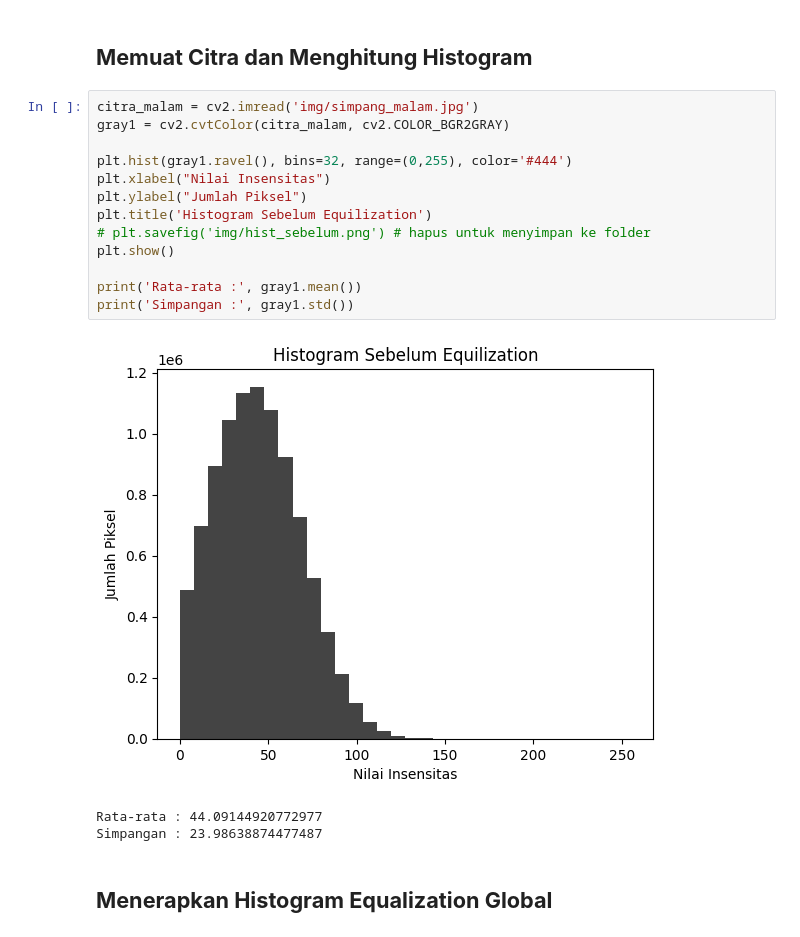
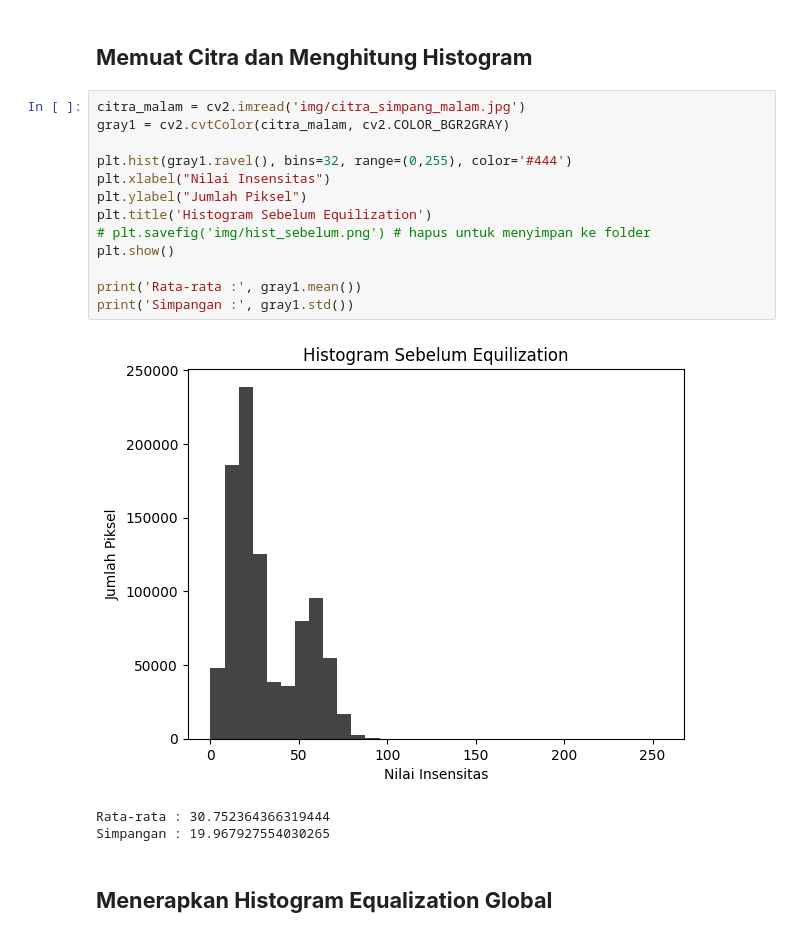
Before and after one commit to TurnNull/cv-kota_cerdas, a Jupyter notebook: main.ipynb, the cells around one changed output. Saved outputs shown, nothing was run; the diff lists cells and outputs as text.

Commit message:
perbaikan citra simpang biner dan clahe

```diff
--- a/main.ipynb
+++ b/main.ipynb
@@ -92,22 +94,22 @@ img_otsu_sp = tambah_derau_garam_merica(otsu)
 # %% [markdown]
 ## **Memuat Citra dan Menghitung Histogram**
 # %%
-citra_malam = cv2.imread('img/simpang_malam.jpg')
+citra_malam = cv2.imread('img/citra_simpang_malam.jpg')
 gray1 = cv2.cvtColor(citra_malam, cv2.COLOR_BGR2GRAY)
 
 plt.hist(gray1.ravel(), bins=32, range=(0,255), color='#444')
 plt.xlabel("Nilai Insensitas")
 plt.ylabel("Jumlah Piksel")
 plt.title('Histogram Sebelum Equilization')
 # plt.savefig('img/hist_sebelum.png') # hapus untuk menyimpan ke folder
 plt.show()
 
 print('Rata-rata :', gray1.mean())
 print('Simpangan :', gray1.std())
 # %% [output]
-[figure, old version]
+[figure, new version]
-Rata-rata : 44.09144920772977
-Simpangan : 23.98638874477487
+Rata-rata : 30.752364366319444
+Simpangan : 19.967927554030265
 # %% [markdown]
 ## **Menerapkan Histogram Equalization Global**
 # %%
```
Also changed, not shown: parts of 5 cells of this notebook, 2 other files.
